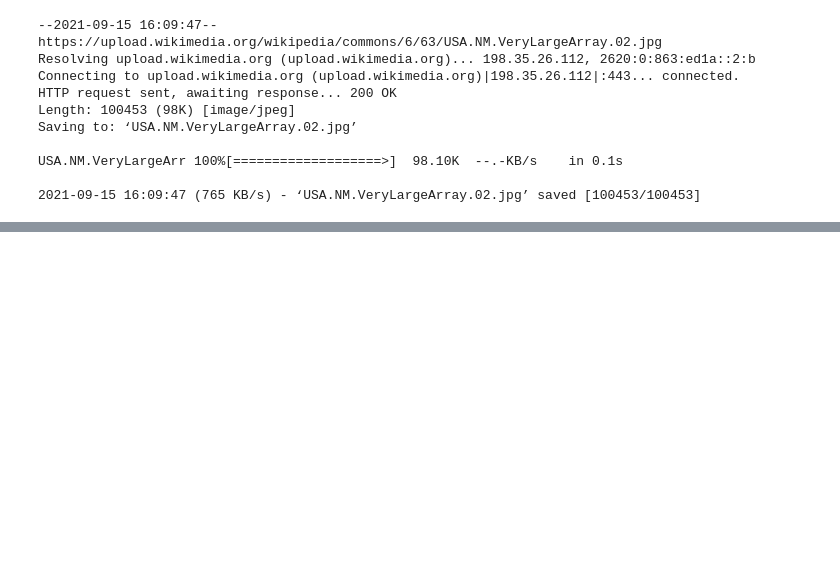
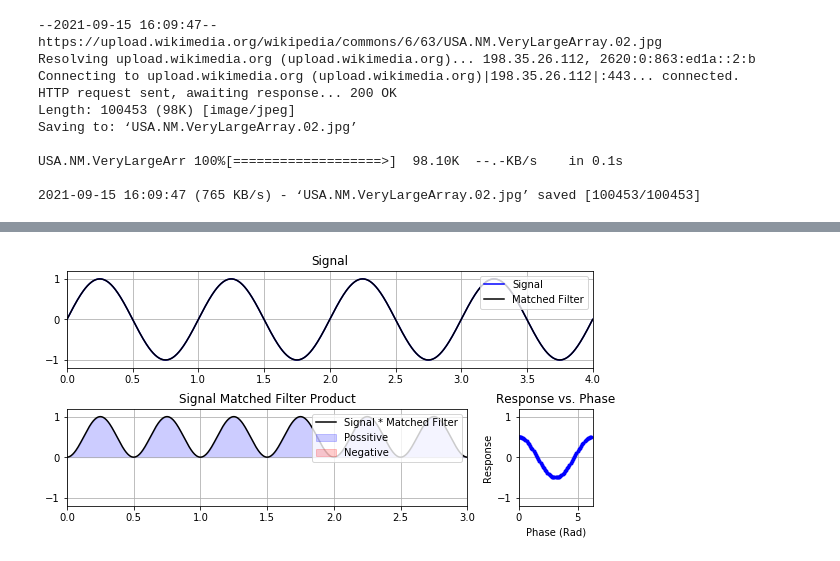
Before and after one commit to TheWylieStCoyote/Introduction_to_Signal_Processing_GRCon21, a Jupyter notebook: notebooks/Section_1_figures.ipynb, the cells around one changed output, grey strips where cells are left out. Saved outputs shown, nothing was run; the diff lists cells and outputs as text; code cells hidden in the pictures; blank space fills up the shorter version.

Commit message:
Generate for animations

```diff
--- a/notebooks/Section_1_figures.ipynb
+++ b/notebooks/Section_1_figures.ipynb
@@ -834,3 +811,90 @@ Saving to: ‘USA.NM.VeryLargeArray.02.jpg’
 USA.NM.VeryLargeArr 100%[===================>]  98.10K  --.-KB/s    in 0.1s
 
 2021-09-15 16:09:47 (765 KB/s) - ‘USA.NM.VeryLargeArray.02.jpg’ saved [100453/100453]
+# %%
+
+import numpy as np
+from scipy import stats
+from matplotlib import pyplot as plt
+from matplotlib.animation import FuncAnimation
+
+
+tone = lambda t, f=1., phase=0. : np.sin(2*np.pi*f*t - phase)
+frame_to_phase = lambda n, total=200: 2*np.pi*n/total
+
+#fig, (ax0, ax1) = plt.subplots()
+#fig.set_size_inches(8,4)
+
+fig = plt.figure(constrained_layout=True)
+fig.set_size_inches(8, 4)
+gs = fig.add_gridspec(4, 8)
+ax1 = fig.add_subplot(gs[0:2, :])
+ax2 = fig.add_subplot(gs[2:4, :6])
+ax3 = fig.add_subplot(gs[2:4, 6:])
+#ax3 = fig.add_subplot(gs[4:6, 0:2])
+#ax4 = fig.add_subplot(gs[4:6, 2:4])
+
+
+def plot_signal_matched_filter(freq=1, phi=0, mf_freq=1, mf_phi=0):
+    x = np.linspace(0, 4, 1001)
+    sig = tone(x, f=freq, phase=phi)
+    mf = tone(x, f=mf_freq, phase=mf_phi)
+    mf_q = tone(x, f=mf_freq, phase=mf_phi+np.pi/2)
+
+    ax1.cla()
+    ax1.set_title('Signal')
+    ax1.set_xlim((min(x), max(x)))
+    ax1.set_ylim((-1.2, 1.2))
+    ax1.plot(x, sig, 'b', label='Signal')
+    ax1.plot(x, mf, 'k', label='Matched Filter')
+    #ax1.fill_between(x, sig, mf,  where=(sig*mf>0), color='b', alpha=0.2, label='Possitive')
+    #ax1.fill_between(x, sig, mf,  where=(sig*mf<0), color='r', alpha=0.2, label='Negative')
+    ax1.legend(loc='upper right')
+    ax1.grid(True)
+
+    ax2.cla()
+    ax2.set_title('Signal Matched Filter Product')
+    ax2.set_xlim((min(x), max(x)-(max(x)-min(x))/4 ))
+    ax2.set_ylim((-1.2, 1.2))
+    ax2.plot(x, sig*mf, 'k', label='Signal * Matched Filter')
+    #ax2.plot(x, mf, 'k', label='Matched Filter')
+    ax2.fill_between(x, sig*mf, 0,  where=(sig*mf>0), color='b', alpha=0.2, label='Possitive')
+    ax2.fill_between(x, sig*mf, 0,  where=(sig*mf<0), color='r', alpha=0.2, label='Negative')
+    ax2.legend(loc='upper right')
+    ax2.grid(True)
+
+
+    ax3.set_title('Response vs. Phase')
+    ax3.set_xlim((0, 2*np.pi))
+    ax3.set_ylim((-1.2, 1.2))
+    ax3.plot([phi/(1)], [np.sum(sig*mf)*(x[1]-x[0])/(max(x)-min(x))], '.b')
+    ax3.grid(True)
+    ax3.set_xlabel('Phase (Rad)')
+    ax3.set_ylabel('Response')
+
+    #ax4.set_title('Residual vs. Phase')
+    #ax4.set_xlim((0, 2*np.pi))
+    #ax4.set_ylim((-1.2, 1.2))
+    #ax4.plot([phi], [np.sum(sig*mf_q*(x[1]-x[0]))/(max(x)-min(x))], '.k')
+    #ax4.grid(True)
+    #ax4.set_xlabel('Phase (Rad)')
+    #ax4.set_ylabel('Residual')
+
+
+
+
+#plot_signal_matched_filter(freq=1, phi=2*np.pi/8)
+#plt.show()
+
+def plot_signal_matched_filter_animate(frame):
+    phase = frame_to_phase(frame, 64)
+    plot_signal_matched_filter(phi=phase)
+
+
+anim = FuncAnimation(fig, plot_signal_matched_filter_animate,
+#                     init_func=init,
+                                   frames=range(64), interval=50, blit=False)
+
+anim.save('matched_filter_phase_1.gif', writer='imagemagick')
+plt.show()
+# %% [output]
@@ -836,0 +902 @@ USA.NM.VeryLargeArr 100%[===================>]  98.10K  --.-KB/s    in 0.1s
+[figure, added]
```
Also changed, not shown: parts of 11 cells of this notebook, 20 other files.
